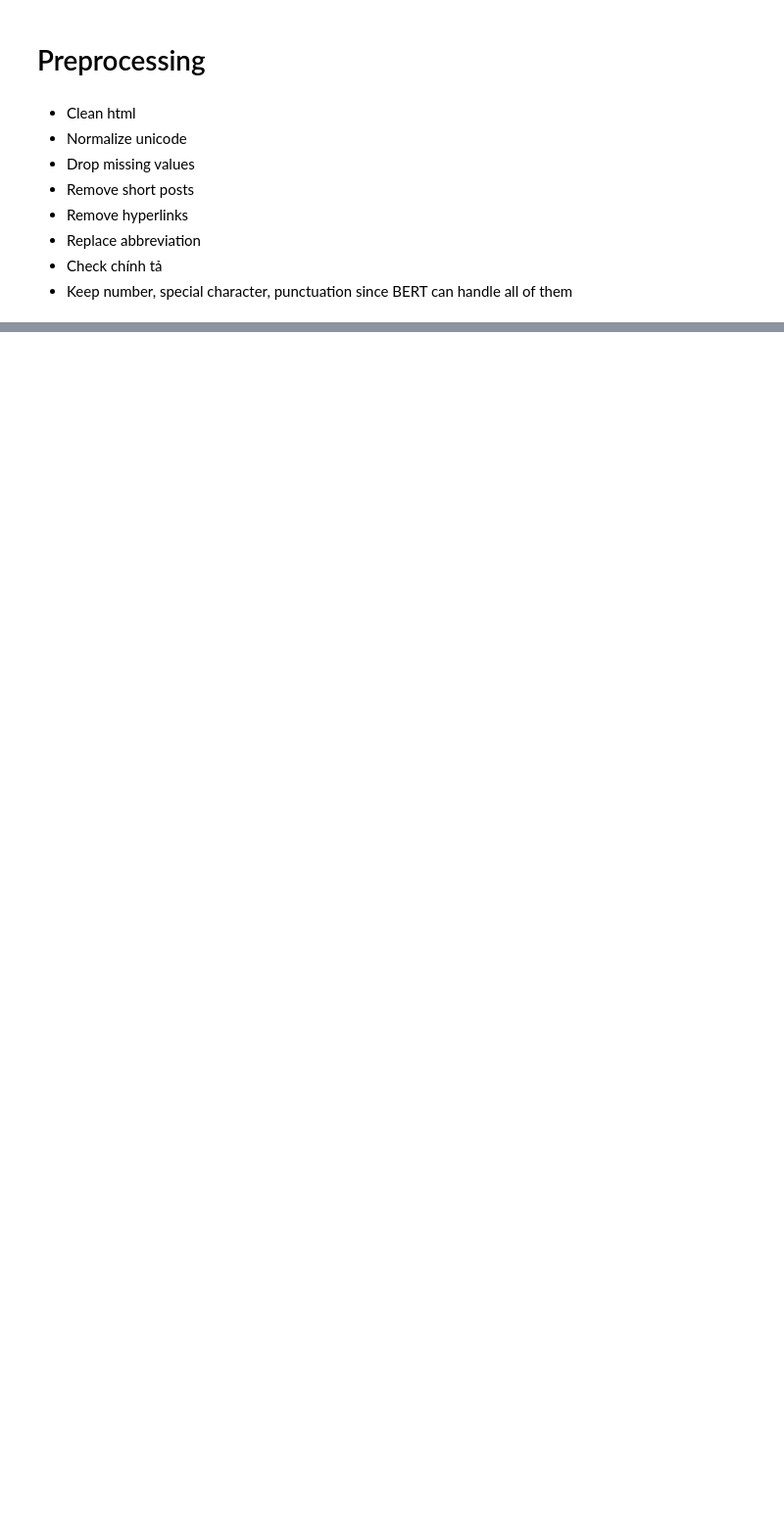
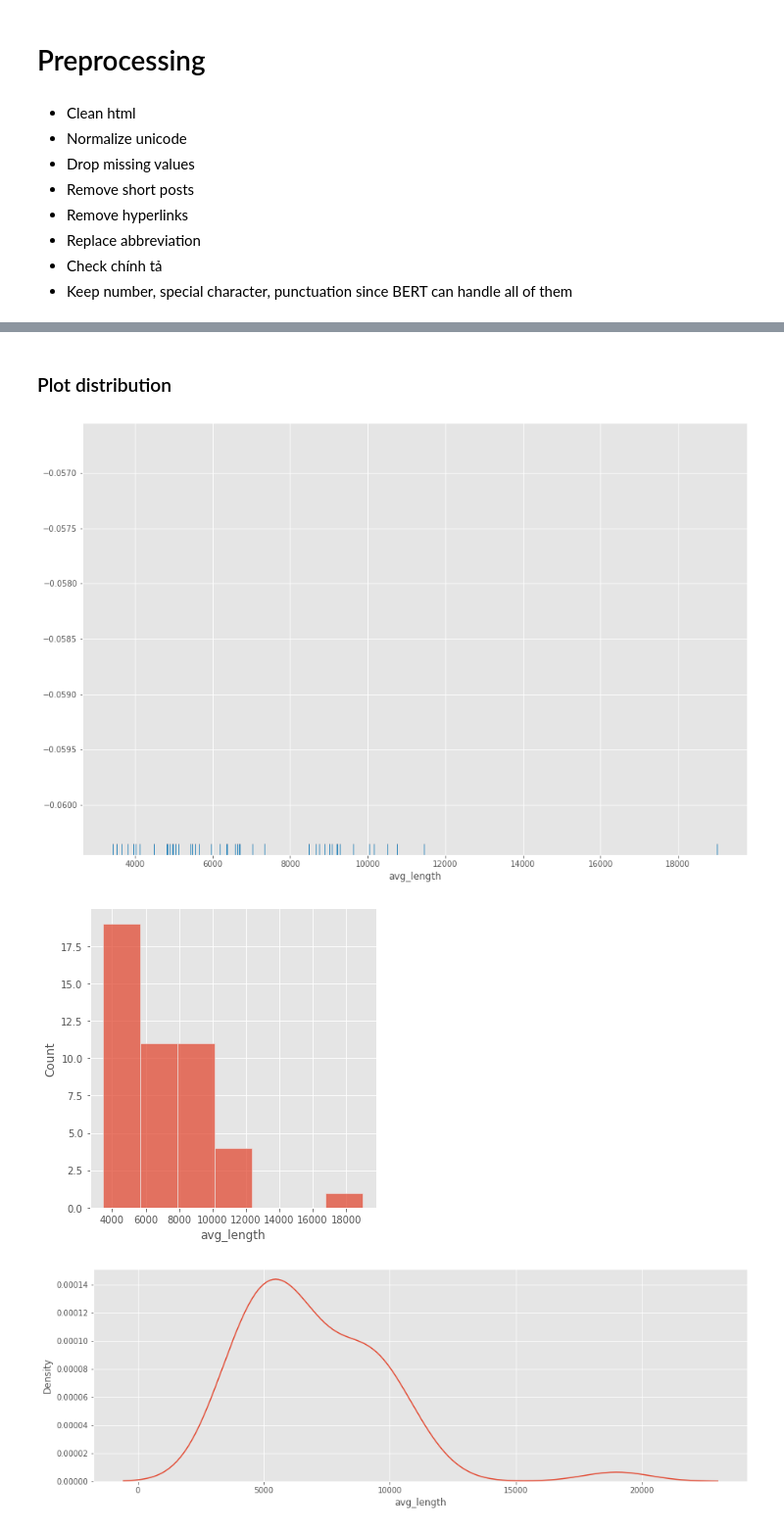
Before and after one commit to Tuan-Lee-23/Vietnamese-Reactionary-Article-Classification-, a Jupyter notebook: data/preprocessed/Preprocessing.ipynb, the cells around one changed output, grey strips where cells are left out. Shown at 98% size. Cells and saved outputs as stored; diff of their text form; code cells hidden in the pictures; blank space fills up the shorter version.

```diff
--- a/data/preprocessed/Preprocessing.ipynb
+++ b/data/preprocessed/Preprocessing.ipynb
@@ -141,4 +72,0 @@ sns.rugplot(df['avg_length'])
-# %%
-df = df[df['avg_length'] > 250]
-print(df.head())
-print(df.shape)
@@ -155,6 +72,0 @@ print(df.shape)
-# %%
-def remove_urls(input_text):
-    return re.sub(r'http.?://[^\s]+[\s]?', '', input_text)
-
-df['content'] = df['content'].apply(remove_urls)
-df.head()
@@ -175,2 +72,0 @@ See the caveats in the documentation: https://pandas.pydata.org/pandas-docs/stab
-# %%
-df['content'] = df['content'].progress_apply(lambda x: TTSnorm(x, lower = False, punc = True))
@@ -181,0 +216,7 @@ KeyboardInterrupt: ignored
+# %%
+test = Dataframe('/1/' + dataset_1[1], 1)
+test.read_csv()
+test.drop_missing()
+
+print(test.name)
+df = test.df
@@ -181,0 +227,8 @@ KeyboardInterrupt: ignored
+# %% [markdown]
+### Plot distribution
+# %%
+test.plot()
+# %% [output]
+[figure, added]
+[figure, added]
+[figure, added]
```
Also changed, not shown: parts of 29 cells of this notebook, 2 other files.
